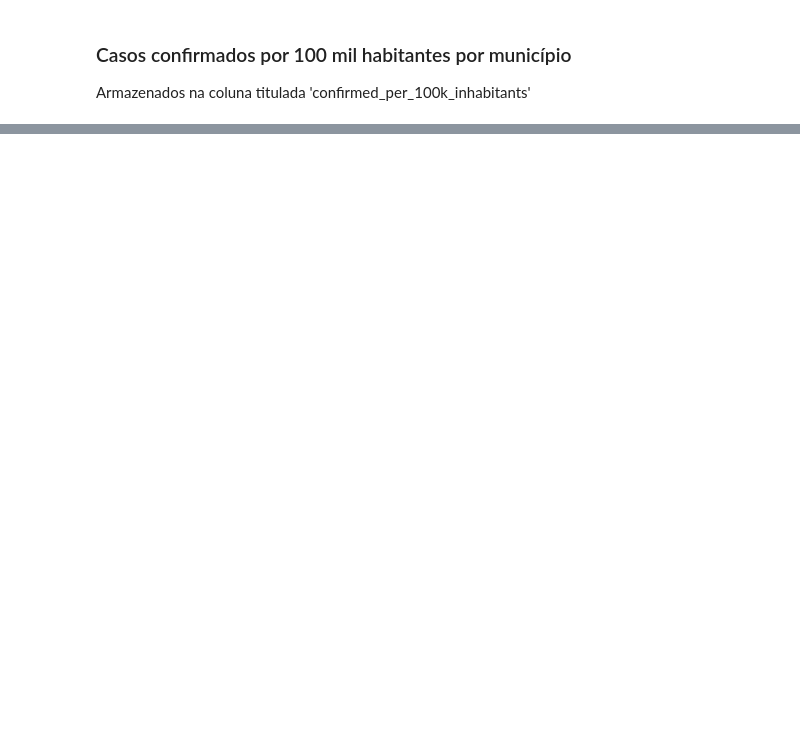
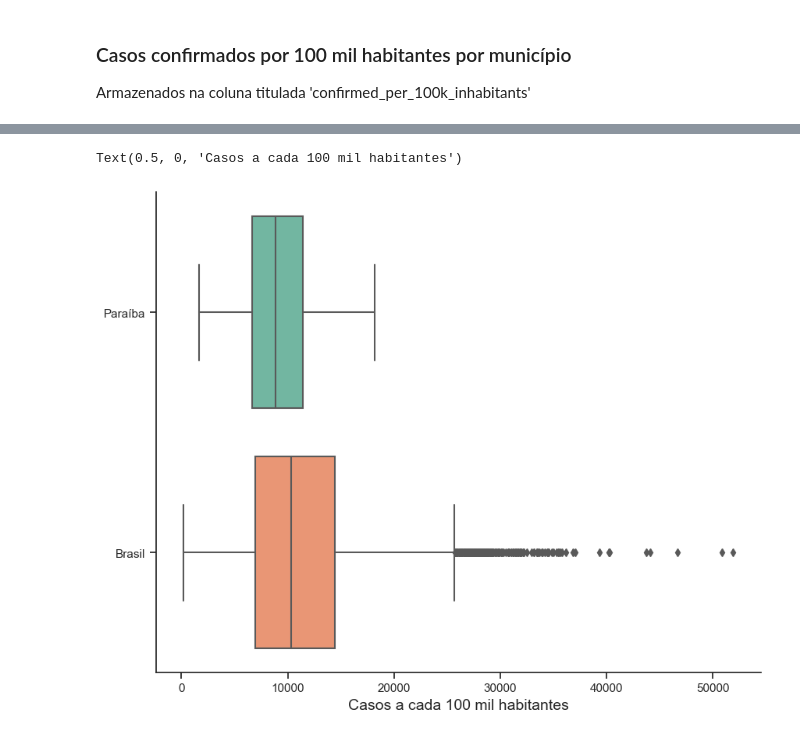
Before and after one commit to maxbarbosa/data-science-final-project, a Jupyter notebook: variables_casos.ipynb, the cells around one changed output, grey strips where cells are left out. Cells and saved outputs as stored; diff of their text form; code cells hidden in the pictures; blank space fills up the shorter version.

```diff
--- a/variables_casos.ipynb
+++ b/variables_casos.ipynb
@@ -170,0 +181,2 @@ casos_df.boxplot(column = 'confirmed_per_100k_inhabitants')
+# %%
+casos_br_df = pd.read_csv('datasets/dados_br.csv')
@@ -170,0 +209,15 @@ casos_df.boxplot(column = 'confirmed_per_100k_inhabitants')
+# %%
+sns.set(rc={'figure.figsize':(10,8)})
+custom_params = {"axes.spines.right": False, "axes.spines.top": False}
+sns.set_theme(style="ticks", rc=custom_params)
+# %%
+data_cp100k = [casos_df['confirmed_per_100k_inhabitants'], casos_br_df['confirmed_per_100k_inhabitants']]
+headers_cp100k = ["Paraíba", "Brasil"]
+
+compare_cp100k = pd.concat(data_cp100k, axis=1, keys=headers_cp100k)
+
+bp_cp100k = sns.boxplot(data = compare_cp100k, orient='h', palette="Set2", order=['Paraíba', 'Brasil'])
+bp_cp100k.set_xlabel("Casos a cada 100 mil habitantes", fontsize = 14)
+# %% [output]
+Text(0.5, 0, 'Casos a cada 100 mil habitantes')
+[figure, added]
```
Also changed, not shown: parts of 35 cells of this notebook.
